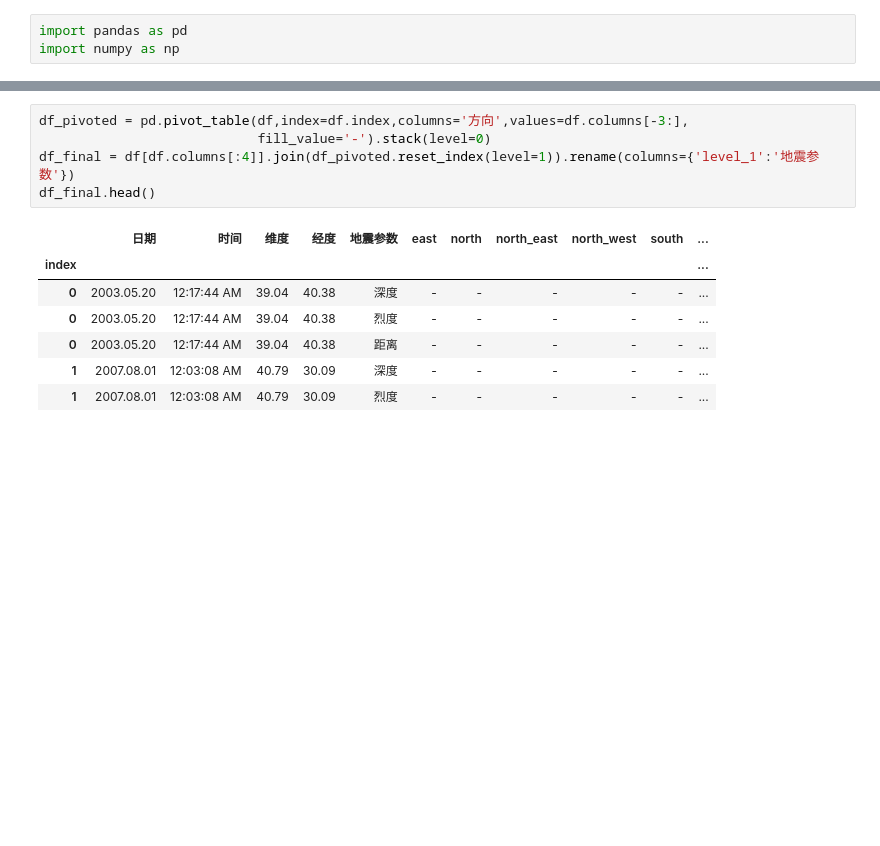
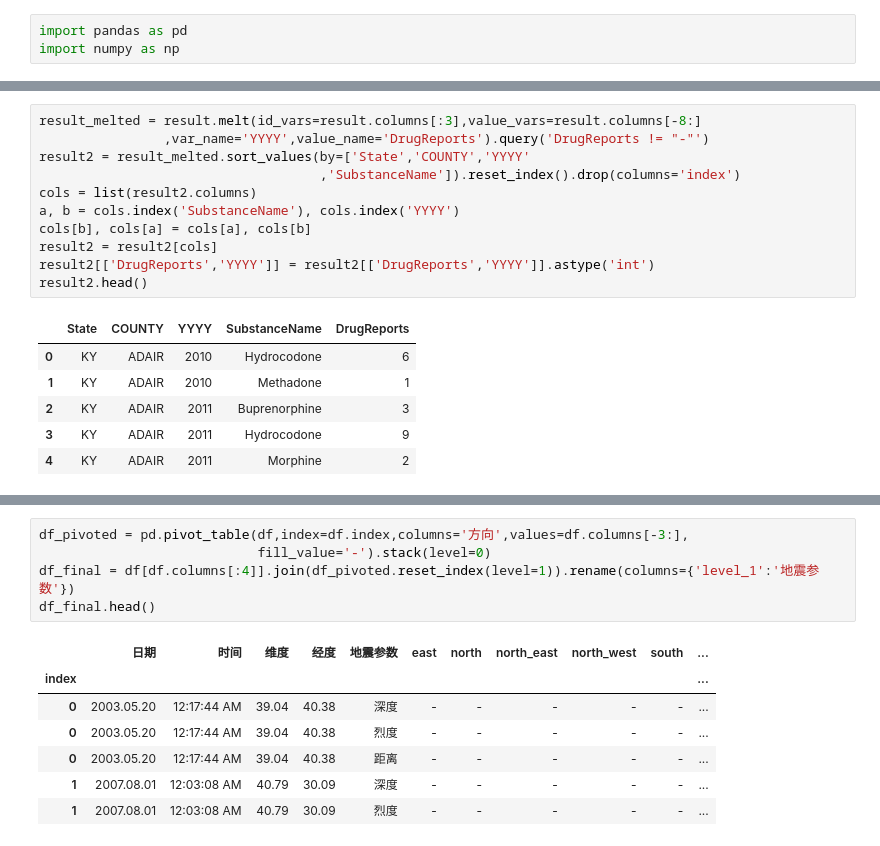
Before and after one commit to datawhalechina/joyful-pandas, a Jupyter notebook: 问题与练习参考答案.ipynb, the cells around one changed output, grey strips where cells are left out. Saved outputs shown, nothing was run; the diff lists cells and outputs as text; blank space fills up the shorter version.

```diff
--- a/问题与练习参考解答.ipynb
+++ b/问题与练习参考答案.ipynb
@@ -3,0 +34,18 @@ import numpy as np
+# %%
+result_melted = result.melt(id_vars=result.columns[:3],value_vars=result.columns[-8:]
+                ,var_name='YYYY',value_name='DrugReports').query('DrugReports != "-"')
+result2 = result_melted.sort_values(by=['State','COUNTY','YYYY'
+                                    ,'SubstanceName']).reset_index().drop(columns='index')
+cols = list(result2.columns)
+a, b = cols.index('SubstanceName'), cols.index('YYYY')
+cols[b], cols[a] = cols[a], cols[b]
+result2 = result2[cols]
+result2[['DrugReports','YYYY']] = result2[['DrugReports','YYYY']].astype('int')
+result2.head()
+# %% [output]
+|  | State | COUNTY | YYYY | SubstanceName | DrugReports |
+| 0 | KY | ADAIR | 2010 | Hydrocodone | 6 |
+| 1 | KY | ADAIR | 2010 | Methadone | 1 |
+| 2 | KY | ADAIR | 2011 | Buprenorphine | 3 |
+| 3 | KY | ADAIR | 2011 | Hydrocodone | 9 |
+| 4 | KY | ADAIR | 2011 | Morphine | 2 |
```
Also changed, not shown: parts of 9 cells of this notebook, 7 other files.
